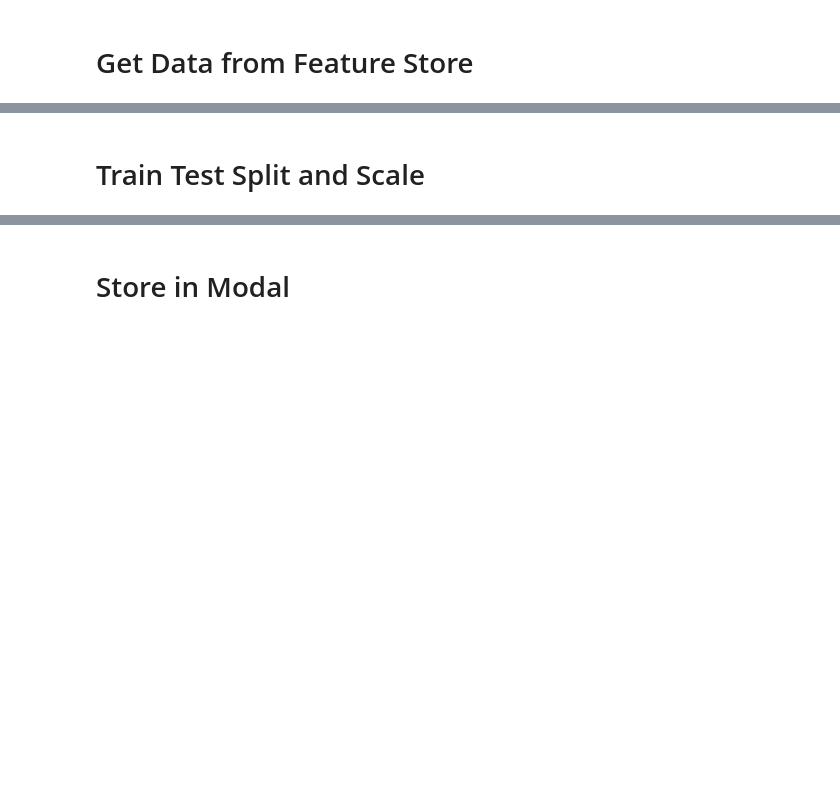
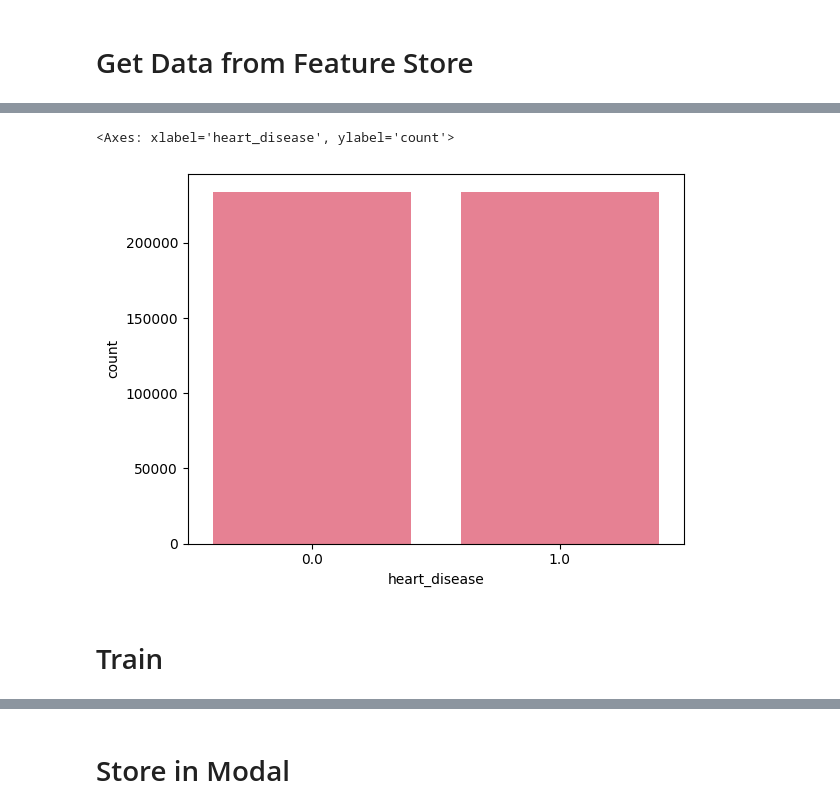
Before and after one commit to eleander/Scalable_Machine_Learning, a Jupyter notebook: 2_heart_training_pipeline.ipynb, the cells around one changed output, grey strips where cells are left out. Saved outputs shown, nothing was run; the diff lists cells and outputs as text; code cells hidden in the pictures; blank space fills up the shorter version.

```diff
--- a/2_heart_training_pipeline.ipynb
+++ b/2_heart_training_pipeline.ipynb
@@ -34,0 +55,5 @@ feature_view = fs.get_or_create_feature_view(name="heart",
+# %%
+preprocessing_pipeline = joblib.load('heart_model/preprocessing_pipeline.pkl')
+# %%
+X_train = preprocessing_pipeline.transform(X_train)
+X_test = preprocessing_pipeline.transform(X_test)
@@ -34,0 +70,8 @@ feature_view = fs.get_or_create_feature_view(name="heart",
+# %%
+ros = SMOTE(random_state=42)
+X_train_res, y_train_res = ros.fit_resample(X_train, y_train)
+# %%
+heart_df_train_res = pd.DataFrame(y_train_res, columns=['heart_disease'])
+# %%
+sns.countplot(x='heart_disease', data=heart_df_train_res)
+# %% [output]
@@ -35,2 +80,4 @@ feature_view = fs.get_or_create_feature_view(name="heart",
+<Axes: xlabel='heart_disease', ylabel='count'>
+[figure, added]
 # %% [markdown]
-# Train Test Split and Scale
+# Train
```
Also changed, not shown: parts of 17 cells of this notebook, 8 other files.
